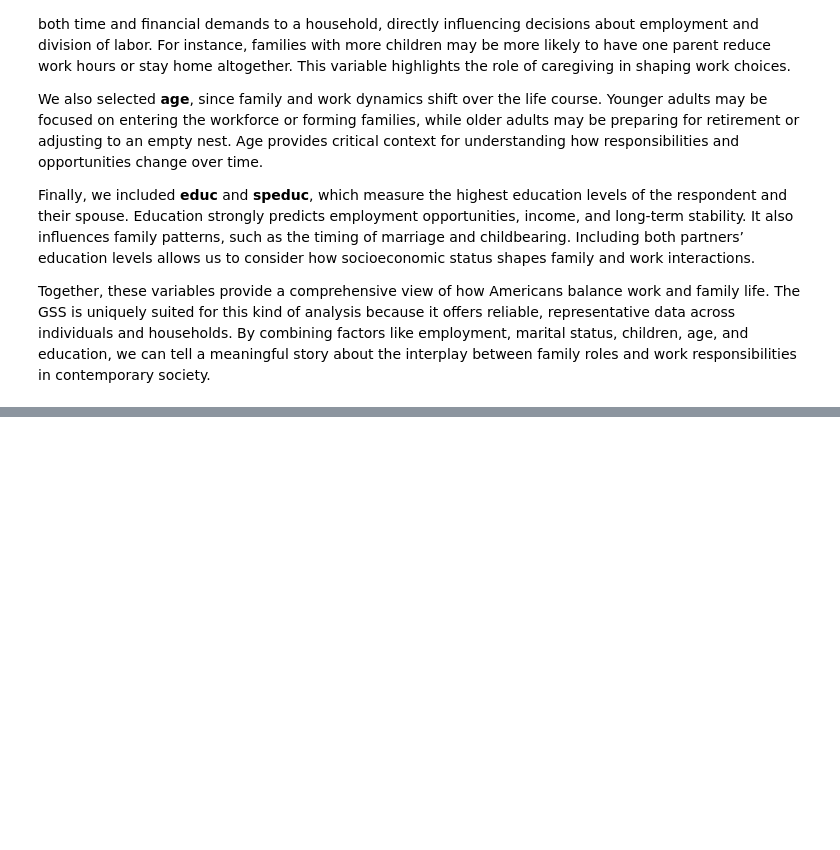
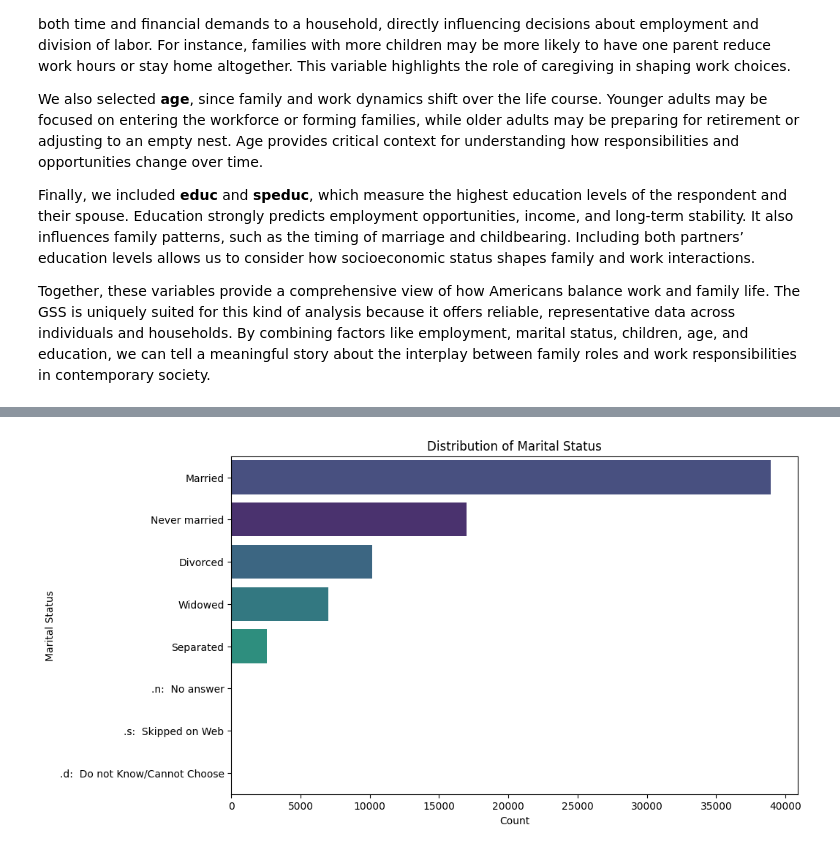
Before and after one commit to meherkalsi13-png/lab_eda, a Jupyter notebook: lab_notebook.ipynb, the cells around one changed output, grey strips where cells are left out. Drawn from its saved outputs; the diff is of its cells as text; code cells hidden in the pictures; blank space fills up the shorter version.

```diff
--- a/lab_notebook.ipynb
+++ b/lab_notebook.ipynb
@@ -181,0 +197,10 @@ Together, these variables provide a comprehensive view of how Americans balance
+# %%
+# Bar plot for 'marital'
+plt.figure(figsize=(10, 6))
+sns.countplot(data=gss, y='marital', order=gss['marital'].value_counts().index, hue='marital', palette='viridis', legend=False)
+plt.title('Distribution of Marital Status')
+plt.xlabel('Count')
+plt.ylabel('Marital Status')
+plt.show()
+# %% [output]
+[figure, added]
```
Also changed, not shown: parts of 7 cells of this notebook.
